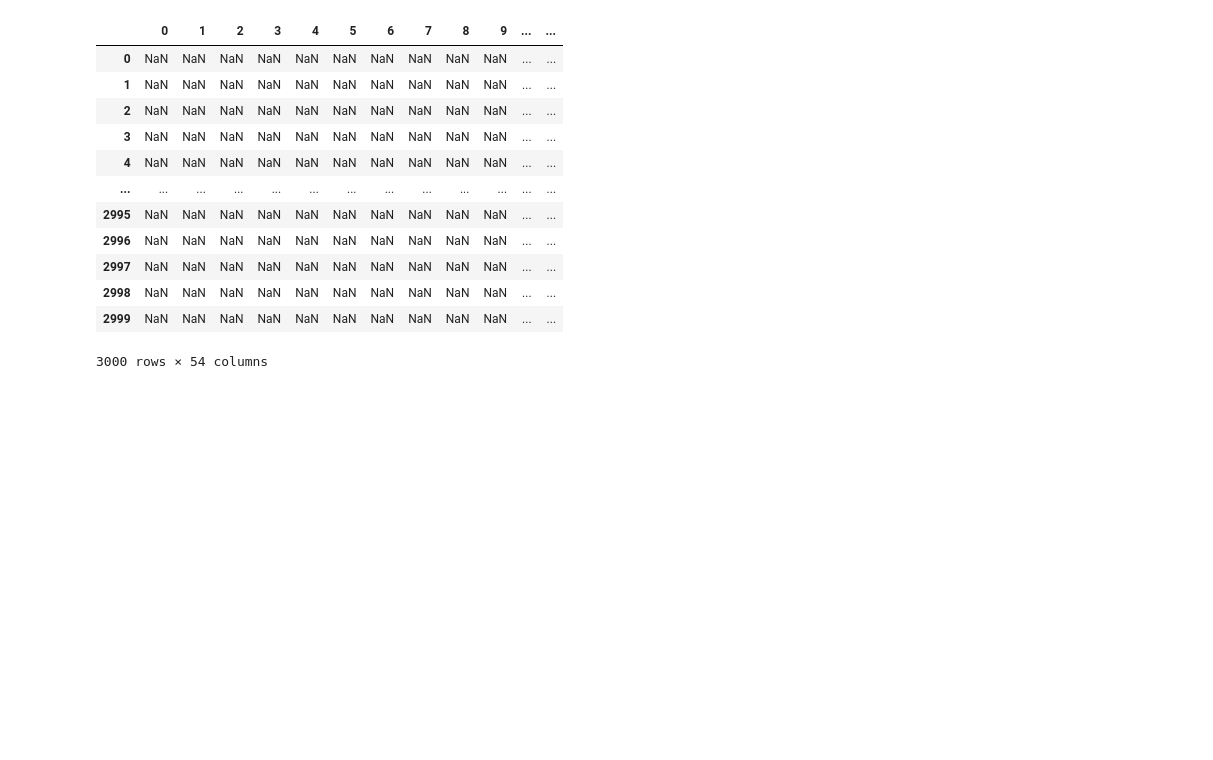
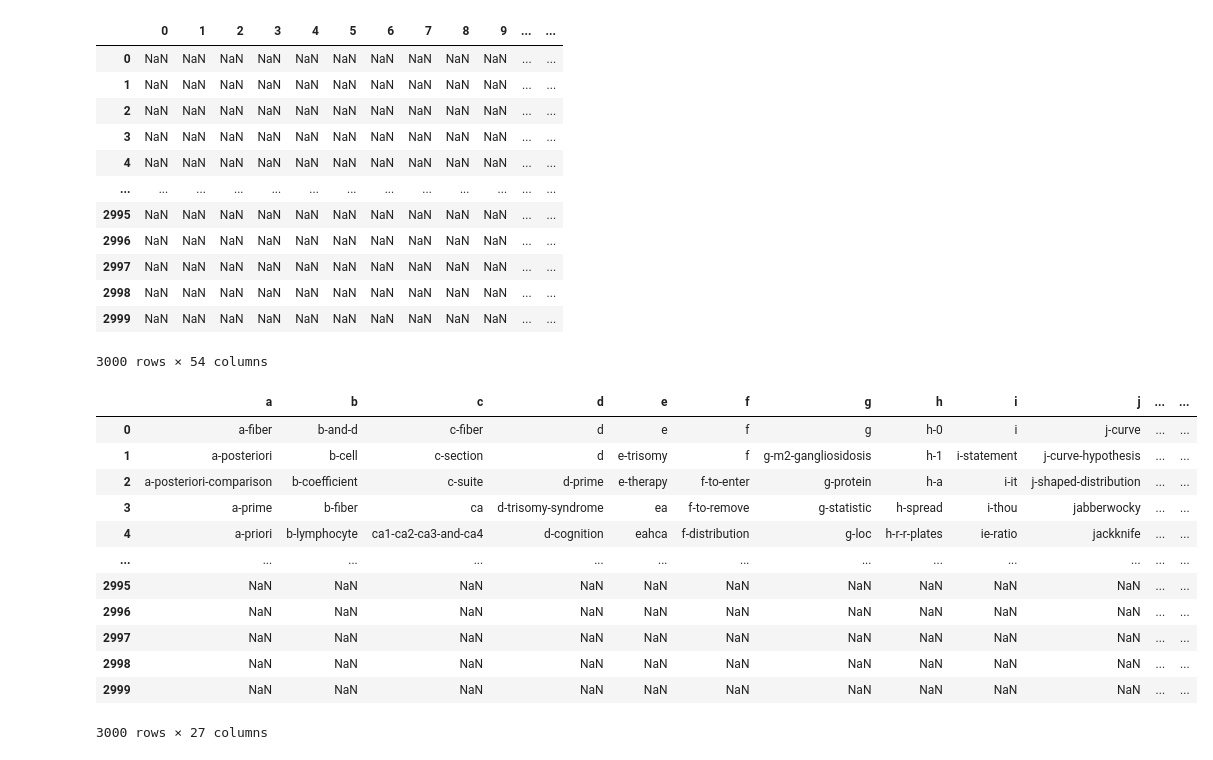
Before and after one commit to mcwaage1/webscraping, a Jupyter notebook: psych_definitions_webscraping.ipynb, the cells around one changed output. Saved outputs shown, nothing was run; the diff lists cells and outputs as text; code cells hidden in the pictures; blank space fills up the shorter version.

```diff
--- a/psych_definitions_webscraping.ipynb
+++ b/psych_definitions_webscraping.ipynb
@@ -371,3 +374,19 @@ Name: special_character_number, dtype: object
+# %%
+df
+# %% [output]
+|  | a | b | c | d | e | f | g | h | i | j | ... | ... |
+| 0 | a-fiber | b-and-d | c-fiber | d | e | f | g | h-0 | i | j-curve | ... | ... |
+| 1 | a-posteriori | b-cell | c-section | d | e-trisomy | f | g-m2-gangliosidosis | h-1 | i-statement | j-curve-hypothesis | ... | ... |
+| 2 | a-posteriori-comparison | b-coefficient | c-suite | d-prime | e-therapy | f-to-enter | g-protein | h-a | i-it | j-shaped-distribution | ... | ... |
+| 3 | a-prime | b-fiber | ca | d-trisomy-syndrome | ea | f-to-remove | g-statistic | h-spread | i-thou | jabberwocky | ... | ... |
+| 4 | a-priori | b-lymphocyte | ca1-ca2-ca3-and-ca4 | d-cognition | eahca | f-distribution | g-loc | h-r-r-plates | ie-ratio | jackknife | ... | ... |
+| ... | ... | ... | ... | ... | ... | ... | ... | ... | ... | ... | ... | ... |
+| 2995 | NaN | NaN | NaN | NaN | NaN | NaN | NaN | NaN | NaN | NaN | ... | ... |
+| 2996 | NaN | NaN | NaN | NaN | NaN | NaN | NaN | NaN | NaN | NaN | ... | ... |
+| 2997 | NaN | NaN | NaN | NaN | NaN | NaN | NaN | NaN | NaN | NaN | ... | ... |
+| 2998 | NaN | NaN | NaN | NaN | NaN | NaN | NaN | NaN | NaN | NaN | ... | ... |
+| 2999 | NaN | NaN | NaN | NaN | NaN | NaN | NaN | NaN | NaN | NaN | ... | ... |
+3000 rows × 27 columns
 # %%
 def get_definitions(df=df):
     driver = webdriver.Chrome('/usr/lib/chromium-browser/chromedriver')
```
Also changed, not shown: parts of 8 cells of this notebook.
